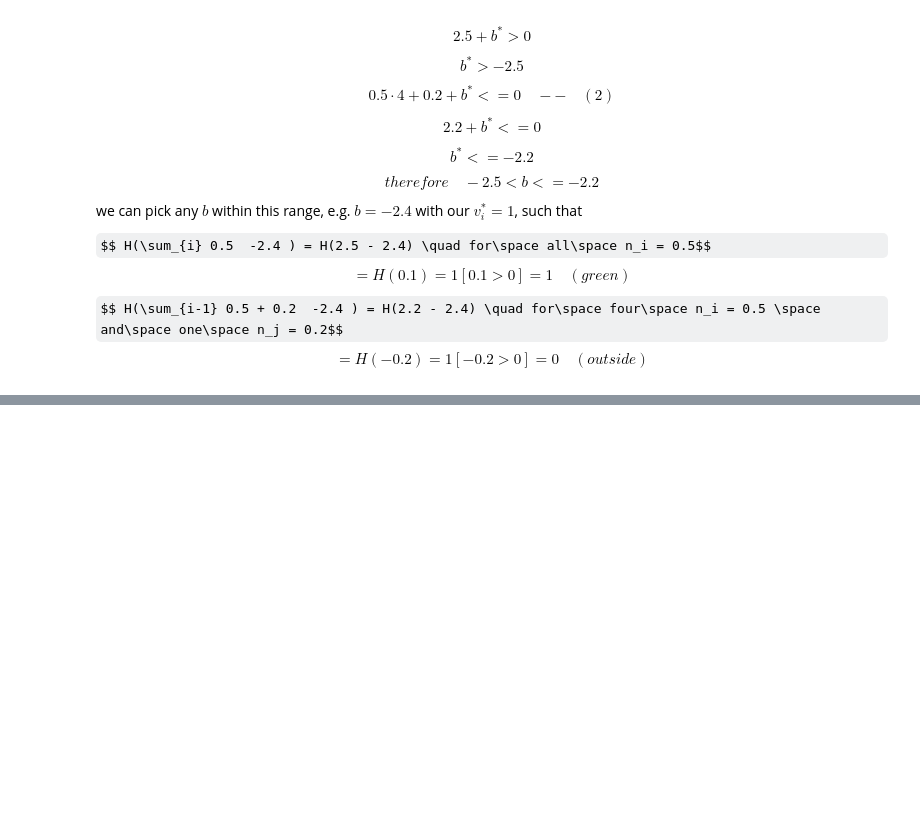
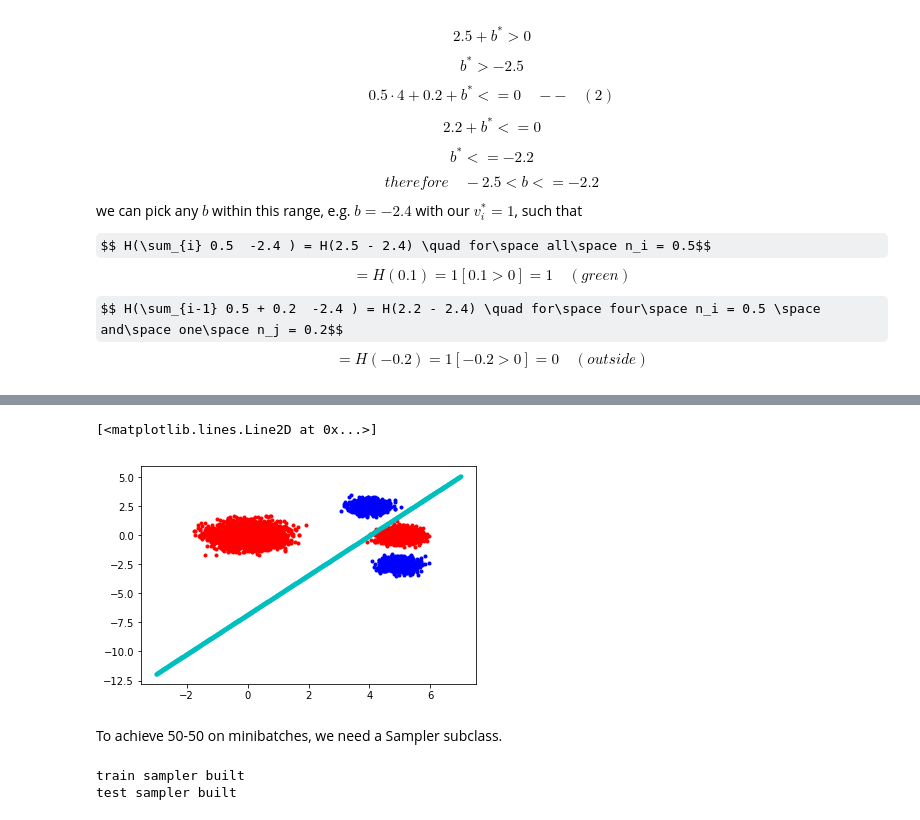
Before and after one commit to ghosalya/arti-intel, a Jupyter notebook: week4/Homework 4.ipynb, the cells around one changed output, grey strips where cells are left out. Saved outputs shown, nothing was run; the diff lists cells and outputs as text; code cells hidden in the pictures; some formulas as TeX source; blank space fills up the shorter version.

```diff
--- a/week4/Homework 4.ipynb
+++ b/week4/Homework 4.ipynb
@@ -146,0 +444,5 @@ $$ = H(-0.2) = 1[-0.2 > 0] = 0 \quad (outside)$$
+# %%
+our_net_trained = train_ournet(train_set, our_net, optimizer, criterion)
+our_net_trained = train_ournet(train_set, our_net_trained, optimizer, criterion, mode='test')
+our_net_trained = train_ournet(test_set, our_net_trained, optimizer, criterion, mode='test')
+print(our_net_trained.state_dict())
@@ -146,0 +460,56 @@ $$ = H(-0.2) = 1[-0.2 > 0] = 0 \quad (outside)$$
+# %%
+w = our_net_trained.state_dict()['fc.weight']
+b = our_net_trained.state_dict()['fc.bias']
+w1 = w[0,0].item()
+w2 = w[0,1].item()
+b1 = b[0].item()
+
+m = -w1/w2
+c = -b/w2
+
+line_x = [ i/100 for i in range(-300, 700)]
+line_y = [ m*i + c for i in line_x]
+
+plt.plot(data_true[0], data_true[1], '.b')
+plt.plot(data_false[0], data_false[1], '.r')
+plt.plot(line_x, line_y, '.c')
+# %% [output]
+[<matplotlib.lines.Line2D at 0x...>]
+[figure, added]
+# %% [markdown]
+To achieve 50-50 on minibatches, we need a Sampler subclass.
+# %%
+class OurBatchSampler(object):
+    r"""
+    Special batch sampler class that ensures a 50-50
+    dataset classes.
+    """
+
+    def __init__(self, dataset, batch_size, iteration):
+        self.dataset = dataset
+        self.batch_size = batch_size
+        self.iteration = iteration
+
+        self.idx_plus = [idx for idx in range(len(dataset)) if dataset[idx]['label'].item() > 0]
+        self.idx_minus = [idx for idx in range(len(dataset)) if idx not in self.idx_plus]
+
+    def __iter__(self):
+        batch = []
+        for i in range(self.iteration):
+            idplus = np.random.choice(self.idx_plus, self.batch_size // 2).tolist()
+            idminus = np.random.choice(self.idx_minus, self.batch_size // 2).tolist()
+            batch += idplus + idminus
+
+            yield batch
+            batch = []
+
+    def __len__(self):
+        return self.batch_size * self.iteration
+
+train_sampler = OurBatchSampler(train_set, 128, 100)
+print('train sampler built')
+test_sampler = OurBatchSampler(test_set, 128, 100)
+print('test sampler built')
+# %% [output]
+train sampler built
+test sampler built
```
Also changed, not shown: parts of 17 cells of this notebook, 6 other files.
